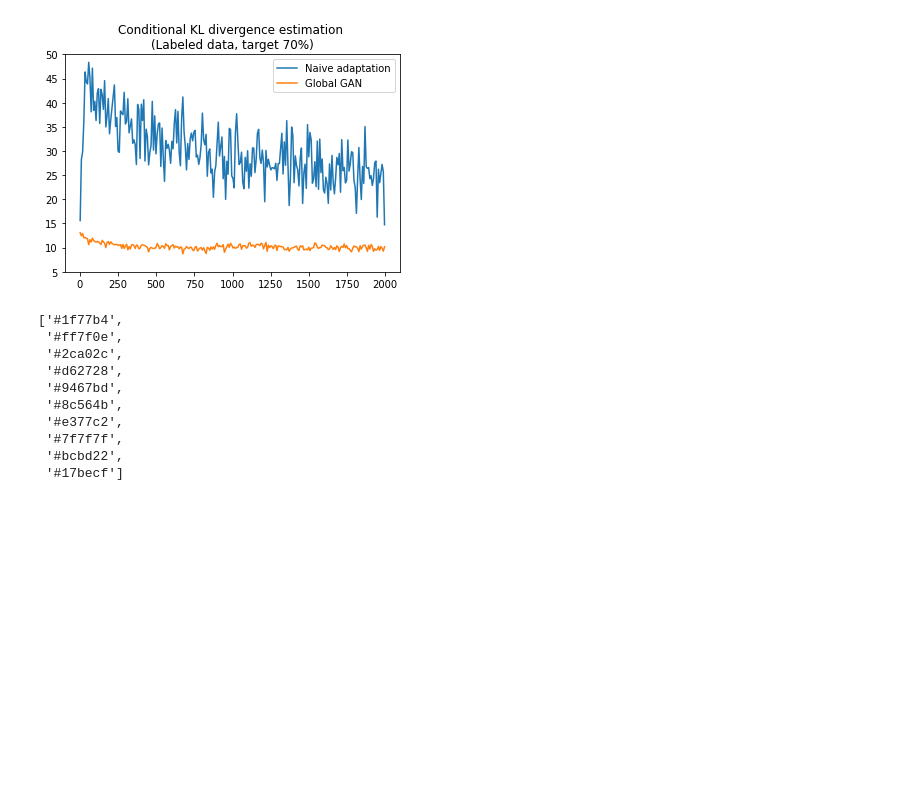
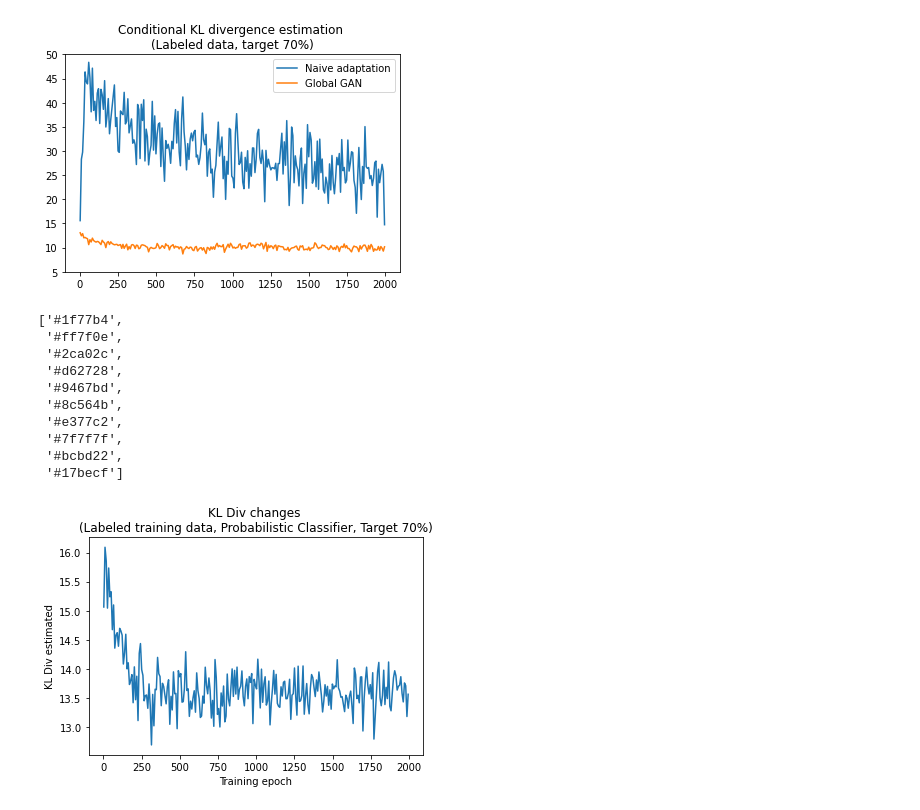
Before and after one commit to stevenliu000/time-series-domain-adaptation, a Jupyter notebook: visualization/plot.ipynb, the cells around one changed output. Cells and saved outputs as stored; diff of their text form; code cells hidden in the pictures; blank space fills up the shorter version.

```diff
--- a/visualization/plot.ipynb
+++ b/visualization/plot.ipynb
@@ -456,3 +458,10 @@ colors
  '#7f7f7f',
  '#bcbd22',
  '#17becf']
+# %%
+prob_path7 = "/home/tianqinl/Code/time-series-domain-adaptation/train_related/prob_classifier_lbl_0.7_JS_classifier"
+prob_7 = newKL(prob_path7)
+# %%
+prob_7.plot_label_KL("Probabilistic Classifier, Target 70%")
+# %% [output]
+[figure, added]
```
Also changed, not shown: parts of 5 cells of this notebook, 6 other files.
